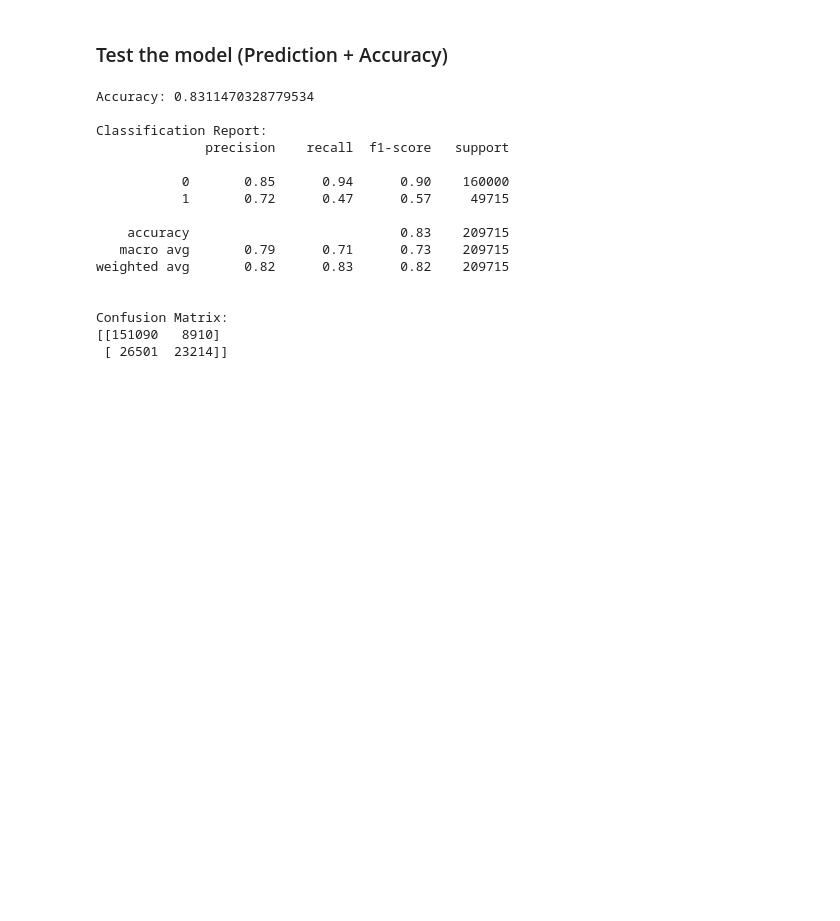
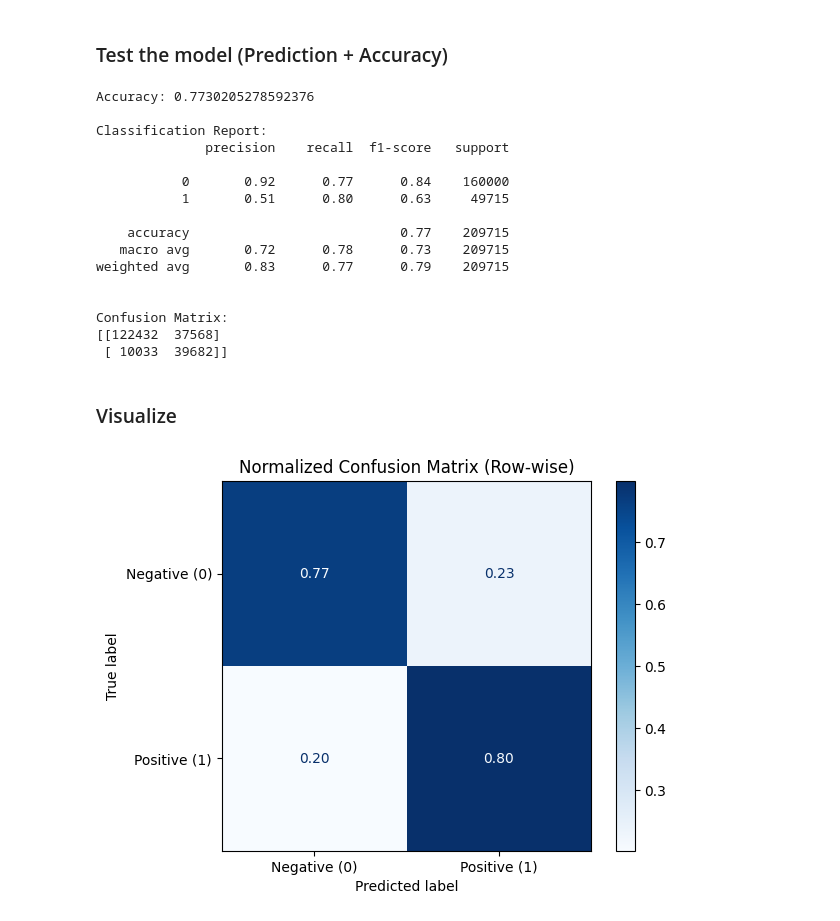
Before and after one commit to user23052036/sentiment_analysis, a Jupyter notebook: notebook/load_data.ipynb, the cells around one changed output. Drawn from its saved outputs; the diff is of its cells as text; code cells hidden in the pictures; blank space fills up the shorter version.

```diff
--- a/notebook/load_data.ipynb
+++ b/notebook/load_data.ipynb
@@ -145,13 +146,15 @@ TF-IDF turns each tweet into a fixed-length numeric vector where each value repr
 # %%
 from sklearn.feature_extraction.text import TfidfVectorizer
 
+# Convert token lists to strings
+df["tokens_nostop_str"] = df["tokens_nostop"].apply(lambda x: " ".join(x))
+
+# Correct TF-IDF vectorizer (no lambdas)
 vectorizer = TfidfVectorizer(
-    stop_words="english",   # built-in stopwords
-    max_features=15000       # limit vocabulary size (important for memory)
+    max_features=15000
 )
 
-
-X = vectorizer.fit_transform(df["clean_text"])
+X = vectorizer.fit_transform(df["tokens_nostop_str"])
 
 print("TF-IDF shape:", X.shape)
 # %% [output]
@@ -193,11 +196,10 @@ from sklearn.linear_model import LogisticRegression
 
 model = LogisticRegression(
     max_iter=1300,
-    n_jobs=-1
+    class_weight="balanced"   # keep this
 )
 
 model.fit(X_train, y_train)
-
 print("Model training complete")
 # %% [output]
 Model training complete
@@ -232,19 +238,39 @@ print(classification_report(y_test, y_pred))
 print("\nConfusion Matrix:")
 print(confusion_matrix(y_test, y_pred))
 # %% [output]
-Accuracy: 0.8311470328779534
+Accuracy: 0.7730205278592376
 
 Classification Report:
               precision    recall  f1-score   support
 
-           0       0.85      0.94      0.90    160000
-           1       0.72      0.47      0.57     49715
+           0       0.92      0.77      0.84    160000
+           1       0.51      0.80      0.63     49715
 
-    accuracy                           0.83    209715
-   macro avg       0.79      0.71      0.73    209715
-weighted avg       0.82      0.83      0.82    209715
+    accuracy                           0.77    209715
+   macro avg       0.72      0.78      0.73    209715
+weighted avg       0.83      0.77      0.79    209715
 
 
 Confusion Matrix:
-[[151090   8910]
- [ 26501  23214]]
+[[122432  37568]
+ [ 10033  39682]]
+# %% [markdown]
+### Visualize
+# %%
+import matplotlib.pyplot as plt
+from sklearn.metrics import confusion_matrix, ConfusionMatrixDisplay
+
+cm = confusion_matrix(y_test, y_pred, normalize="true")
+
+disp = ConfusionMatrixDisplay(
+    confusion_matrix=cm,
+    display_labels=["Negative (0)", "Positive (1)"]
+)
+
+disp.plot(values_format=".2f", cmap="Blues")
+plt.title("Normalized Confusion Matrix (Row-wise)")
+plt.xlabel("Predicted label")
+plt.ylabel("True label")
+plt.show()
+# %% [output]
+[figure, added]
```
Also changed, not shown: parts of 3 cells of this notebook.
